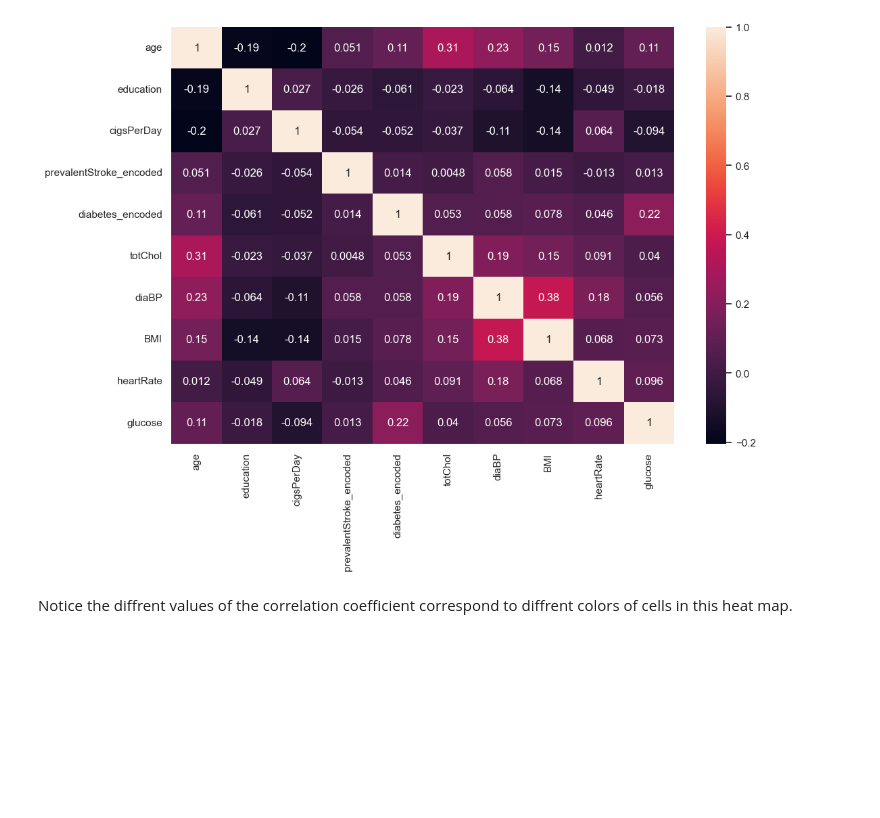
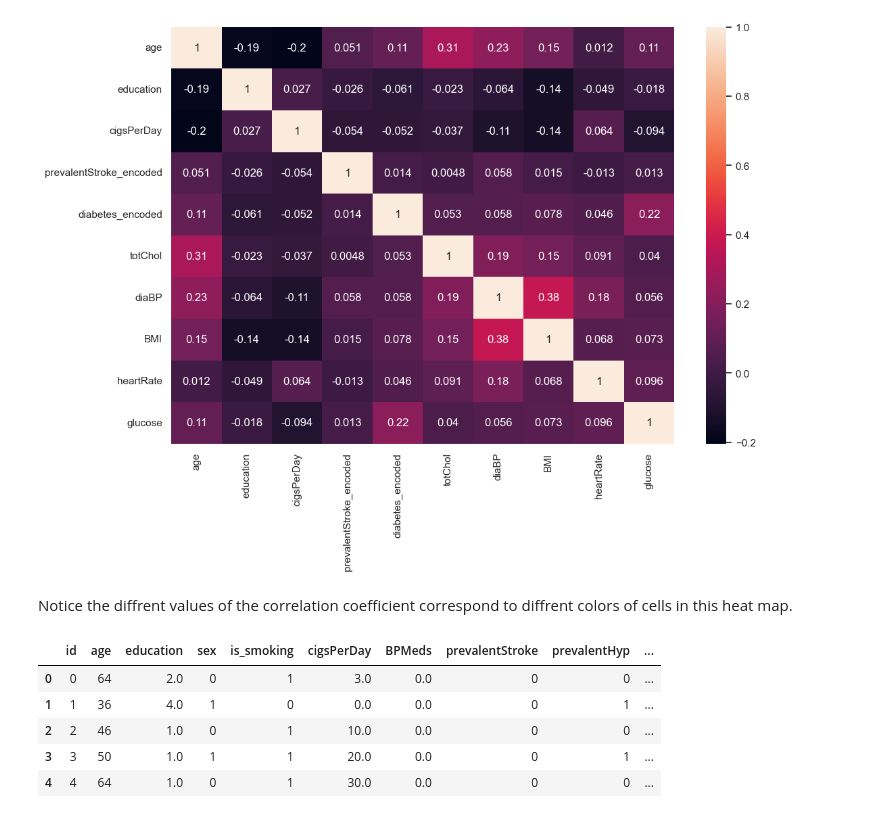
Before and after one commit to BriArl/ML-MedicalField, a Jupyter notebook: DataExploration_BloodPressure.ipynb, the cells around one changed output. Drawn from its saved outputs; the diff is of its cells as text; code cells hidden in the pictures; blank space fills up the shorter version.

Commit message:
converted string data to numeric data

```diff
--- a/DataExploration_BloodPressure.ipynb
+++ b/DataExploration_BloodPressure.ipynb
@@ -269,3 +269,26 @@ plt.show()
 [figure]
 # %% [markdown]
 Notice the diffrent values of the correlation coefficient correspond to diffrent colors of cells in this heat map.
+# %%
+# The gender of an individual and whether they smoke or not are string values in my data.
+# Will lable and code them to convert to numeric
+import pandas as pd
+from sklearn import preprocessing
+
+bp_data = pd.read_csv('datasets/train.csv')
+
+
+label_encoding = preprocessing.LabelEncoder()
+
+bp_data['sex'] = label_encoder.fit_transform(bp_data['sex'].astype(str))
+bp_data['is_smoking'] = label_encoder.fit_transform(bp_data['is_smoking'].astype(str))
+
+
+bp_data.head()
+# %% [output]
+|  | id | age | education | sex | is_smoking | cigsPerDay | BPMeds | prevalentStroke | prevalentHyp | ... |
+| 0 | 0 | 64 | 2.0 | 0 | 1 | 3.0 | 0.0 | 0 | 0 | ... |
+| 1 | 1 | 36 | 4.0 | 1 | 0 | 0.0 | 0.0 | 0 | 1 | ... |
+| 2 | 2 | 46 | 1.0 | 0 | 1 | 10.0 | 0.0 | 0 | 0 | ... |
+| 3 | 3 | 50 | 1.0 | 1 | 1 | 20.0 | 0.0 | 0 | 1 | ... |
+| 4 | 4 | 64 | 1.0 | 0 | 1 | 30.0 | 0.0 | 0 | 0 | ... |
```
